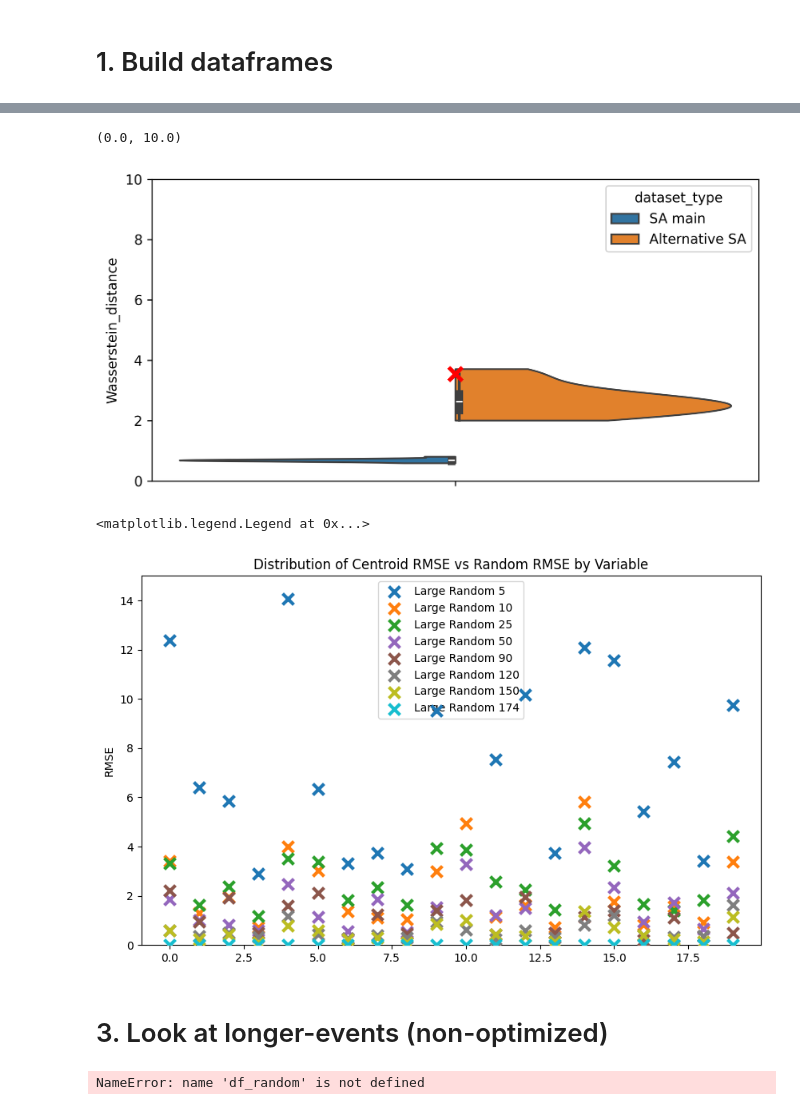
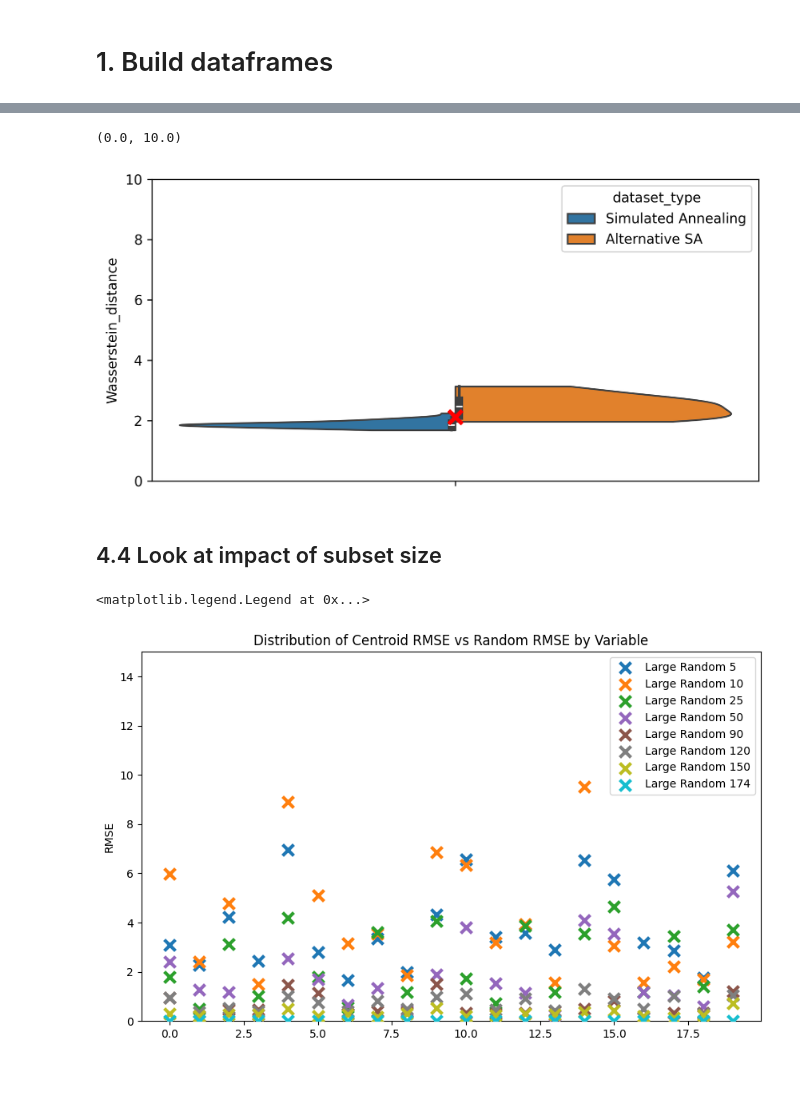
Before and after one commit to bramvanduinen/ClimateYearSelection, a Jupyter notebook: notebooks/04a_evaluate_sa_and_k_medoids.ipynb, the cells around one changed output, grey strips where cells are left out. Saved outputs shown, nothing was run; the diff lists cells and outputs as text; code cells hidden in the pictures; blank space fills up the shorter version.

```diff
--- a/notebooks/04a_evaluate_sa_and_k_medoids.ipynb
+++ b/notebooks/04a_evaluate_sa_and_k_medoids.ipynb
@@ -473,0 +211,6 @@ violin_data_sa.head()
+# %%
+# calc univariate metrics
+
+df_metrics = qq_univariate_rmse(df_daily, datasets, columns)
+# add multivariate metrics
+df_metrics = qq_multi_rmse(df_metrics)
@@ -681,7 +467,7 @@ fig, ax = plt.subplots(figsize=(25, 4), dpi=300)
 
 # Create violin plot with split violins
 sns.violinplot(
-    data=violin_data_per_var_sa,
+    data=violin_data_uni_sa,
     x="variable",
     y="RMSE",
     hue="dataset_type",
@@ -691,10 +477,11 @@ sns.violinplot(
 )
 
 # Add K_medoids RMSE as scatter points
-k_medoids_metrics = df_metrics_with_multi[
-    df_metrics_with_multi["dataset"] == "K_medoids"
-]
-for i, var in enumerate(vars_to_standardize):
+k_medoids_metrics = df_metrics[df_metrics["dataset"] == "K_medoids_load"].query(
+    "variable in @plot_vars"
+)
+
+for i, var in enumerate(plot_vars):
     k_medoids_rmse = k_medoids_metrics[k_medoids_metrics["variable"] == var][
         "RMSE"
     ].iloc[0]
@@ -708,11 +495,8 @@ for i, var in enumerate(vars_to_standardize):
         label="K_medoids" if i == 0 else "",
         zorder=10,
     )
-    # random_large_rmse = df_metrics_with_multi[df_metrics_with_multi['dataset'] == 'Large Random'][df_metrics_with_multi['variable'] == var]['RMSE'].iloc[0]
-    # ax.scatter(i, random_large_rmse, marker='x', color='blue', s=100, linewidth=3, label='Large Random' if i == 0 else "", zorder = 10)
 
 ax.tick_params(axis="x", labelrotation=45)
-# ax.set_title("Distribution of Centroid RMSE vs Random RMSE by Variable")
 ax.set_ylabel("RMSE")
 ax.legend()
 # %% [output]
@@ -801,7 +547,7 @@ sns.violinplot(
     split=True,
 )
 # Add K_medoids RMSE as scatter points
-k_medoids_wasserstein = df_wasserstein.loc["K_medoids", "Wasserstein_distance"]
+k_medoids_wasserstein = df_wasserstein.loc["K_medoids_load", "Wasserstein_distance"]
 ax.scatter(
     0,
     k_medoids_wasserstein,
@@ -816,74 +562,39 @@ ax.scatter(
 ax.set_ylim(0, 10)
 # %% [output]
 (0.0, 10.0)
-[figure, old version]
+[figure, new version]
-# %%
-# calculate large random scores
-
-# Get centroid RMSE values for each variable
-random_metrics_lr = df_metrics_with_multi[
-    df_metrics_with_multi["dataset"].str.contains("Large Random")
-].copy()
-# Add dataset type column for grouping
-# random_metrics['dataset_type'] = 'Random'
-random_metrics_lr["dataset_type"] = "Large Random"
-
-for size in sizes:
-    multi_rmse_lr = random_metrics_lr[
-        random_metrics_lr["dataset"].str.contains(f"Large Random {size}")
-    ]["RMSE"]
+# %% [markdown]
+## 4.4 Look at impact of subset size
 # %%
+# calculate large random scores
+
+# Get centroid RMSE values for each variable
+random_metrics_lr = df_metrics.query("dataset.str.contains('Large Random')")
+
 # Create violin plot of centroid RMSE values
 fig, ax = plt.subplots(figsize=(10, 6))
 
 colors = plt.cm.tab10(np.linspace(0, 1, len(sizes)))
-for i, var in enumerate(vars_to_standardize):
+for i, var in enumerate(all_vars):
     for j, size in enumerate(sizes):
         rmse = random_metrics_lr.query(
             f"dataset == 'Large Random {size}' and variable == @var"
         )["RMSE"].item()
         ax.scatter(
             i,
             rmse,
             marker="x",
             s=100,
             linewidth=3,
             label=f"Large Random {size}" if i == 0 else "",
             zorder=10,
             color=colors[j],
         )
 
 ax.set_ylim(0, 15)
 ax.set_title("Distribution of Centroid RMSE vs Random RMSE by Variable")
 ax.set_ylabel("RMSE")
 ax.legend()
 # %% [output]
 <matplotlib.legend.Legend at 0x...>
-[figure, old version]
+[figure, new version]
-# %% [markdown]
-# 3. Look at longer-events (non-optimized)
-# %%
-ecdf_comparison(
-    df_daily[columns_plot].rolling(window=7).mean(),
-    df_centroids[columns_plot].rolling(window=7).mean(),
-    df_random[columns_plot].rolling(window=7).mean(),
-    columns_plot,
-)
-qq_compute_metrics(
-    df_daily[columns_plot].rolling(window=7).mean(),
-    {
-        "Centroid": df_centroids[columns_plot].rolling(window=7).mean(),
-        "Random": df_random[columns_plot].rolling(window=7).mean(),
-    },
-    columns_plot,
-)
-qq_plot(
-    df_daily[columns_plot].rolling(window=7).mean(),
-    {
-        "Centroid": df_centroids[columns_plot].rolling(window=7).mean(),
-        "Random": df_random[columns_plot].rolling(window=7).mean(),
-    },
-    columns_plot,
-)
-# %% [output]
-NameError: name 'df_random' is not defined
```
Also changed, not shown: parts of 35 cells of this notebook, 8 other files.
